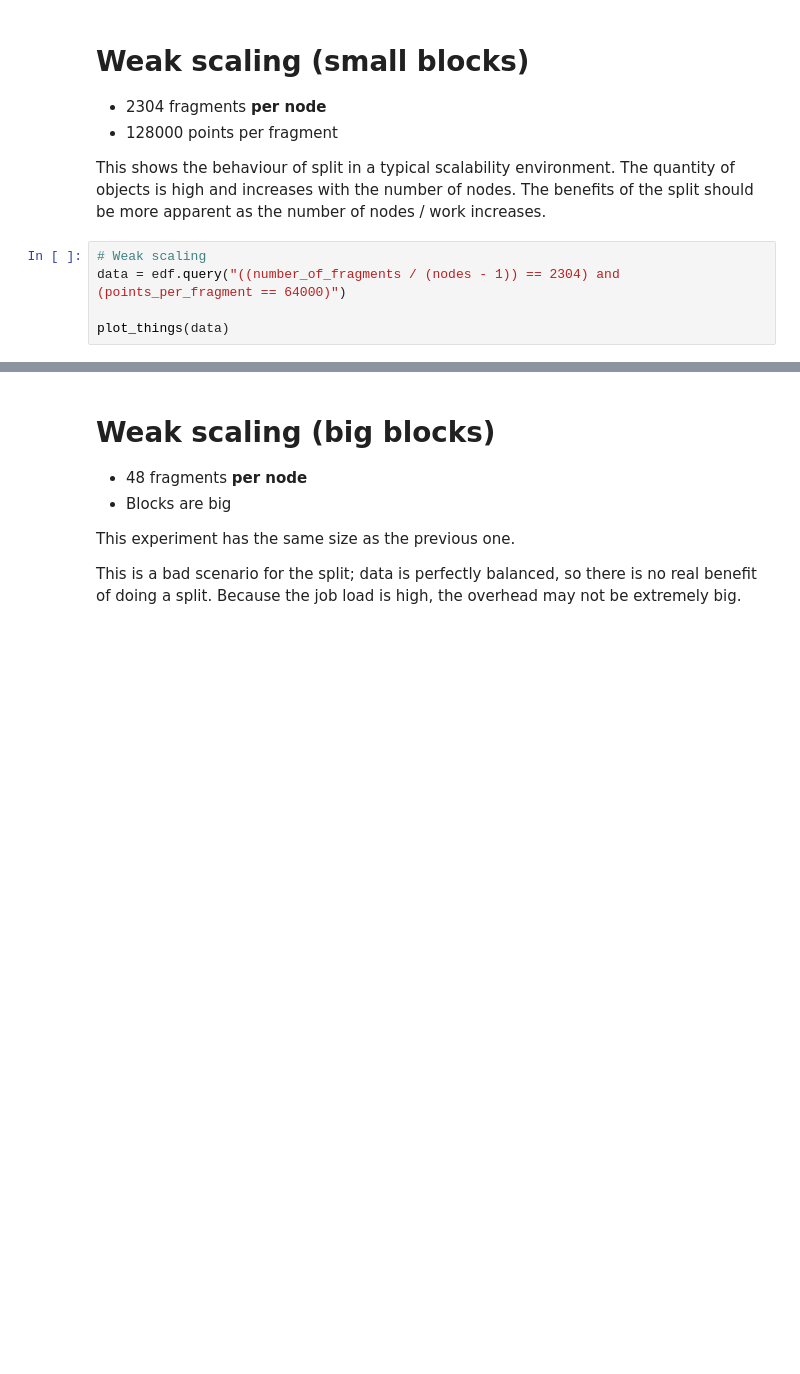
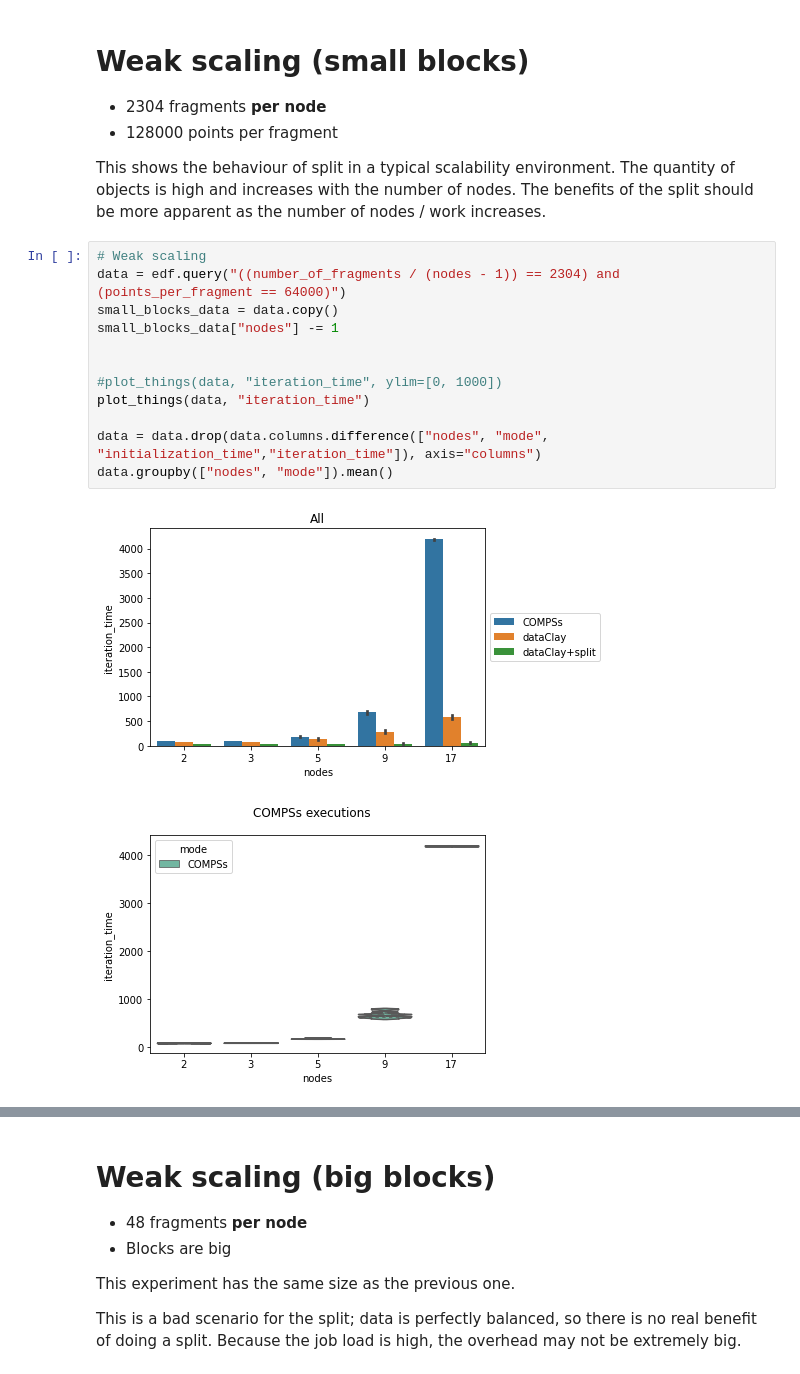
Before and after one commit to bsc-dom/split-miniapps, a Jupyter notebook: analysis/kmeans.ipynb, the cells around one changed output, grey strips where cells are left out. Saved outputs shown, nothing was run; the diff lists cells and outputs as text; blank space fills up the shorter version.

Commit message:
upgrading notebooks and generated images for article

```diff
--- a/analysis/kmeans.ipynb
+++ b/analysis/kmeans.ipynb
@@ -129,5 +50,15 @@ This shows the behaviour of split in a typical scalability environment. The quan
 # %%
 # Weak scaling
 data = edf.query("((number_of_fragments / (nodes - 1)) == 2304) and (points_per_fragment == 64000)")
+small_blocks_data = data.copy()
+small_blocks_data["nodes"] -= 1
 
-plot_things(data)
+
+#plot_things(data, "iteration_time", ylim=[0, 1000])
+plot_things(data, "iteration_time")
+
+data = data.drop(data.columns.difference(["nodes", "mode", "initialization_time","iteration_time"]), axis="columns")
+data.groupby(["nodes", "mode"]).mean()
+# %% [output]
+[figure, added]
+[figure, added]
```
Also changed, not shown: parts of 10 cells of this notebook, 11 other files.
